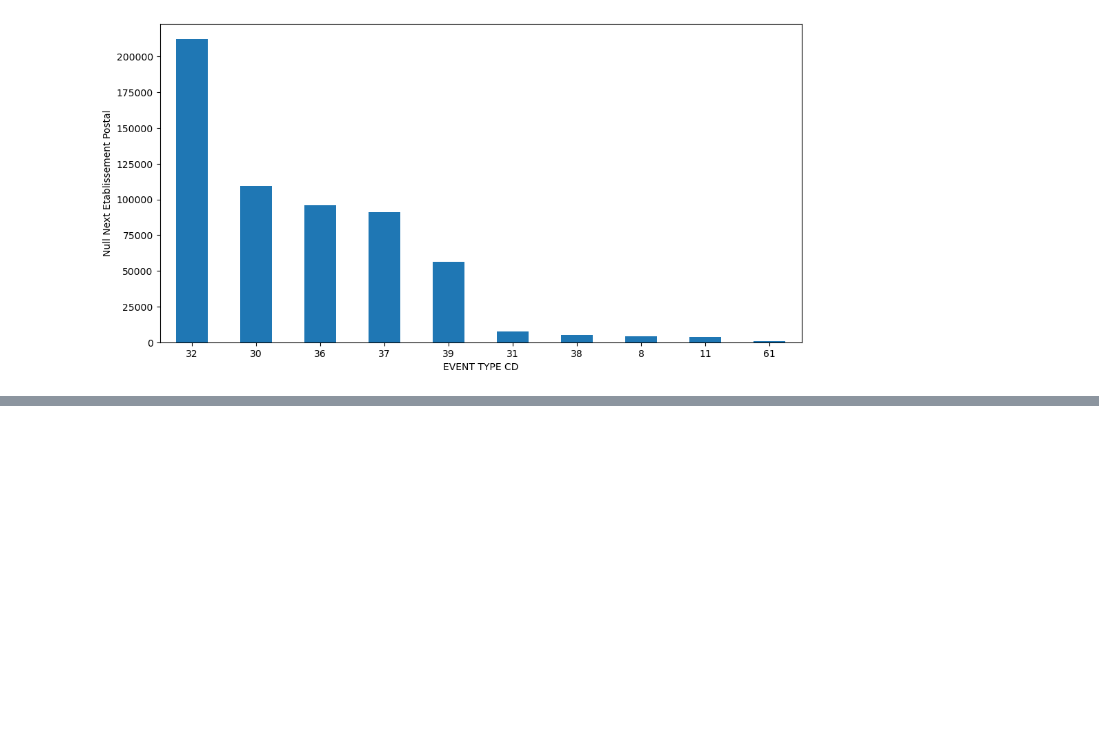
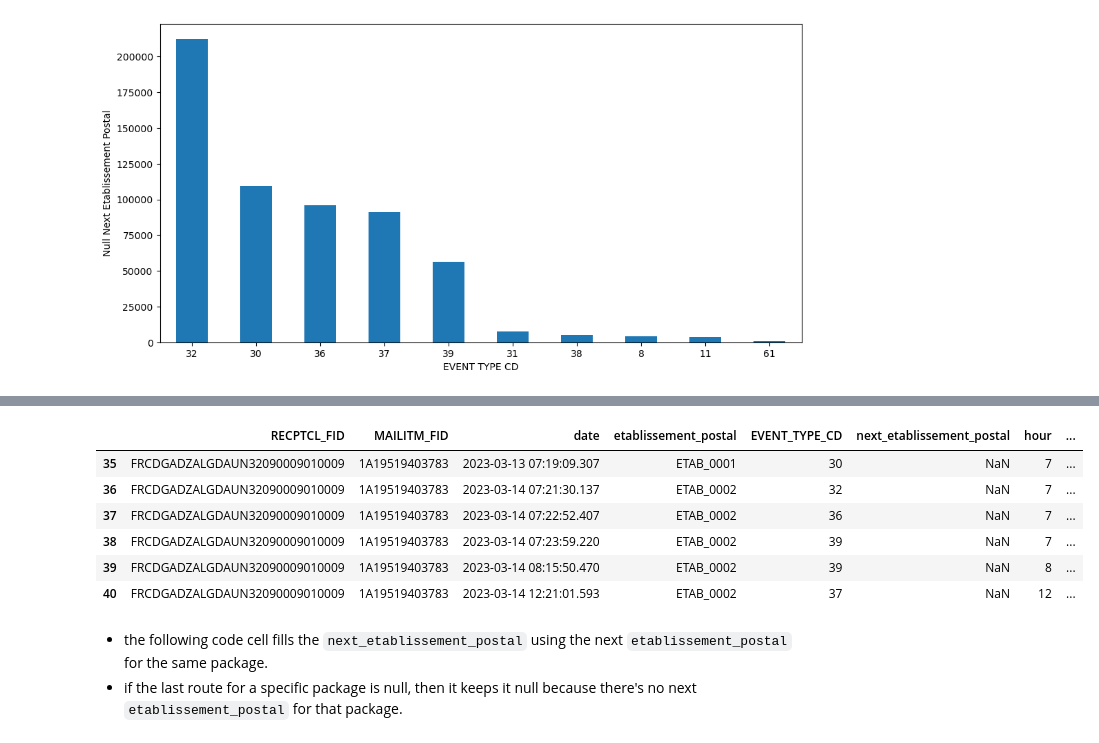
Before and after one commit to DjameelEddine/Data-Mining, a Jupyter notebook: notebooks/Preprocessing.ipynb, the cells around one changed output, grey strips where cells are left out. Drawn from its saved outputs; the diff is of its cells as text; code cells hidden in the pictures; blank space fills up the shorter version.

```diff
--- a/notebooks/Preprocessing.ipynb
+++ b/notebooks/Preprocessing.ipynb
@@ -112,5 +112,5 @@ as having issue during transfer, we'll try to validate that using
 import matplotlib.pyplot as plt
 import seaborn as sns
 # %%
-packages_df['next_etablissement_postal'] = packages_df['next_etablissement_postal'].fillna('Unknown')
-packages_df['next_etablissement_postal'].isna().any()
+# packages_df['next_etablissement_postal'] = packages_df['next_etablissement_postal'].fillna('Unknown')
+# packages_df['next_etablissement_postal'].isna().any()
@@ -158,0 +132,4 @@ packages_df[packages_df['MAILITM_FID'] == 'CA000094303US'].sort_values('date')
+# %%
+packages_df = packages_df.sort_values(
+    ['MAILITM_FID', 'date']
+)
@@ -158,0 +147,13 @@ packages_df[packages_df['MAILITM_FID'] == 'CA000094303US'].sort_values('date')
+# %%
+packages_df[packages_df['MAILITM_FID'] == '1A19519403783']
+# %% [output]
+|  | RECPTCL_FID | MAILITM_FID | date | etablissement_postal | EVENT_TYPE_CD | next_etablissement_postal | hour | ... |
+| 35 | FRCDGADZALGDAUN32090009010009 | 1A19519403783 | 2023-03-13 07:19:09.307 | ETAB_0001 | 30 | NaN | 7 | ... |
+| 36 | FRCDGADZALGDAUN32090009010009 | 1A19519403783 | 2023-03-14 07:21:30.137 | ETAB_0002 | 32 | NaN | 7 | ... |
+| 37 | FRCDGADZALGDAUN32090009010009 | 1A19519403783 | 2023-03-14 07:22:52.407 | ETAB_0002 | 36 | NaN | 7 | ... |
+| 38 | FRCDGADZALGDAUN32090009010009 | 1A19519403783 | 2023-03-14 07:23:59.220 | ETAB_0002 | 39 | NaN | 7 | ... |
+| 39 | FRCDGADZALGDAUN32090009010009 | 1A19519403783 | 2023-03-14 08:15:50.470 | ETAB_0002 | 39 | NaN | 8 | ... |
+| 40 | FRCDGADZALGDAUN32090009010009 | 1A19519403783 | 2023-03-14 12:21:01.593 | ETAB_0002 | 37 | NaN | 12 | ... |
+# %% [markdown]
+* the following code cell fills the `next_etablissement_postal` using the next `etablissement_postal` for the same package.
+* if the last route for a specific package is null, then it keeps it null because there's no next `etablissement_postal` for that package.
```
Also changed, not shown: parts of 35 cells of this notebook, 1 other file.
